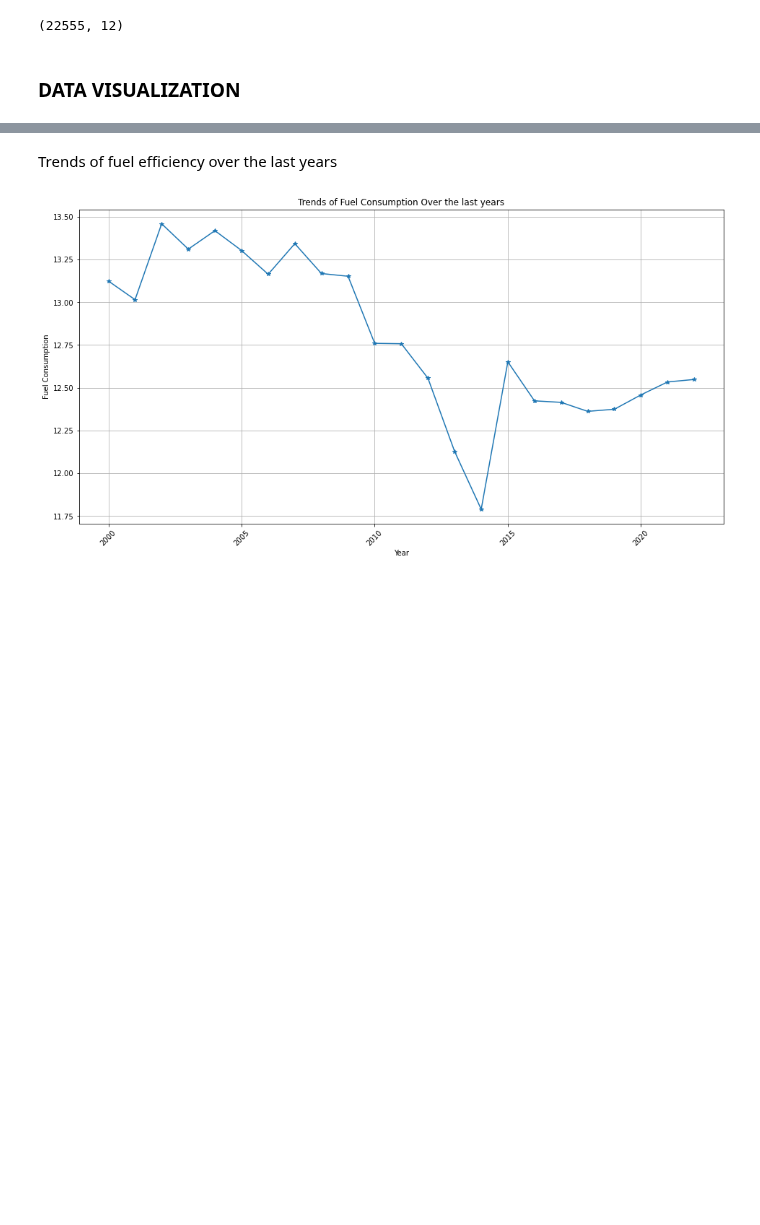
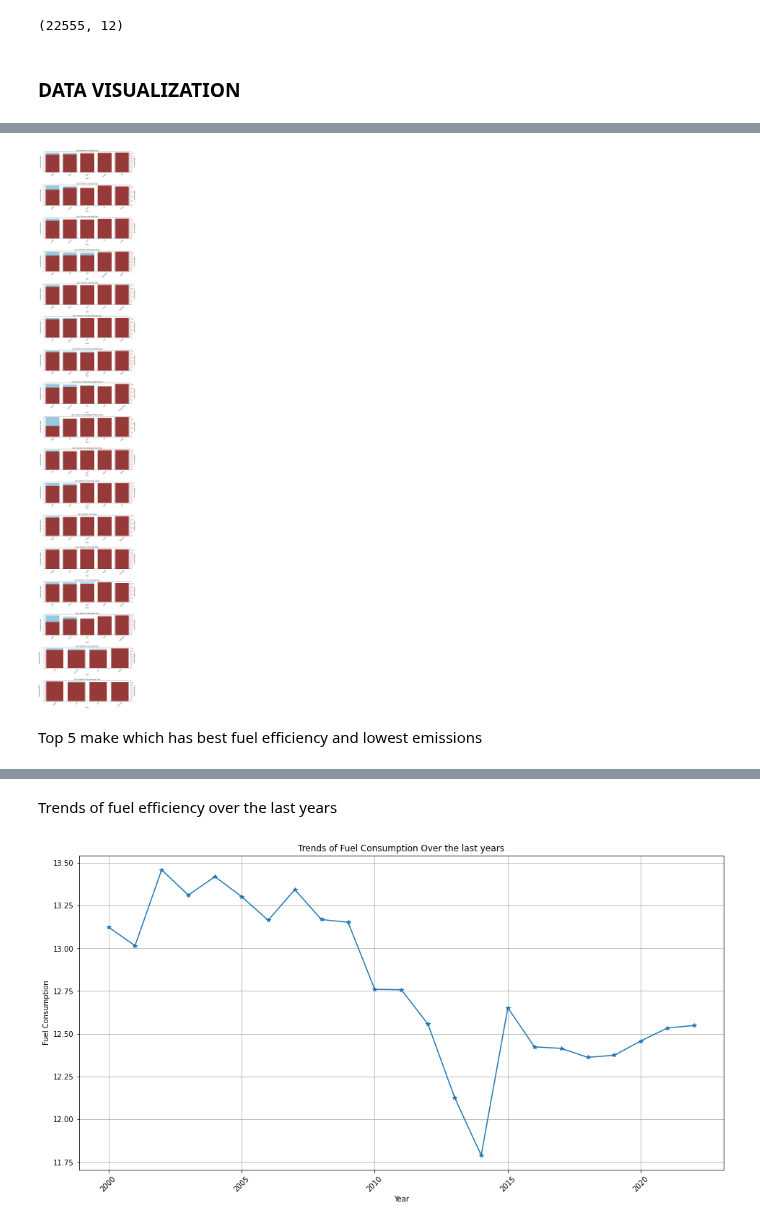
Before and after one commit to WambuiMunene/Phase2-Project_Group-4, a Jupyter notebook: Notebooks/Farah.ipynb, the cells around one changed output, grey strips where cells are left out. Saved outputs shown, nothing was run; the diff lists cells and outputs as text; code cells hidden in the pictures; blank space fills up the shorter version.

```diff
--- a/Notebooks/Farah.ipynb
+++ b/Notebooks/Farah.ipynb
@@ -347,0 +388,6 @@ df.shape
+# %%
+make_class = df.groupby(['Make','Vehicle Class']).agg({
+    'Comb (Mpg)': 'mean',
+    'Emissions' : 'mean'
+}).reset_index()
+make_class
@@ -347,0 +413,9 @@ df.shape
+# %%
+#sorting by Vehicle Class, Comb (Mpg), Emissions
+best_results = make_class.sort_values(
+    by=['Vehicle Class', 'Comb (Mpg)', 'Emissions'],
+    ascending=[True, False, True]
+)
+#Group by vehicle class and generate top 5
+top_vehicle = best_results.groupby('Vehicle Class').head(5).reset_index(drop=True)
+top_vehicle.head()
@@ -347,0 +429,39 @@ df.shape
+# %%
+# Set up the grid for multiple bar plots
+vehicle_classes = top_vehicle['Vehicle Class'].unique()
+num_classes = len(vehicle_classes)
+
+# Set the figure size based on the number of classes
+plt.figure(figsize=(12, num_classes * 4))
+
+# Loop through each vehicle class to create a bar plot
+for i, vehicle_class in enumerate(vehicle_classes, 1):
+    # Filter the top vehicles for this class
+    class_data = top_vehicle[top_vehicle['Vehicle Class'] == vehicle_class]
+
+    # Create a subplot for each vehicle class
+    ax1 = plt.subplot(num_classes, 1, i)
+
+    # Plot Fuel Efficiency on primary y-axis
+    sns.barplot(data=class_data, x='Make', y='Comb (Mpg)', ax=ax1, color='skyblue', label='Fuel Efficiency (MPG)')
+    ax1.set_ylabel("Fuel Efficiency (MPG)")
+    ax1.tick_params(axis='y', labelcolor='skyblue')
+
+    # Plot Emissions on secondary y-axis
+    ax2 = ax1.twinx()
+    sns.barplot(data=class_data, x='Make', y='Emissions', ax=ax2, color='brown', label='Emissions (g/km)')
+    ax2.set_ylabel("Emissions (g/km)")
+    ax2.tick_params(axis='y', labelcolor='brown')
+
+    # Set titles and labels for each subplot
+    ax1.set_title(f"Top 5 Vehicles in {vehicle_class} Class")
+    ax1.set_xlabel("Make")
+    ax1.set_xticklabels(ax1.get_xticklabels(), rotation=45)
+
+# Adjust layout to avoid overlap and show the plot
+plt.tight_layout()
+plt.show()
+# %% [output]
+[figure, added]
+# %% [markdown]
+Top 5 make which has best fuel efficiency and lowest emissions
```
Also changed, not shown: parts of 19 cells of this notebook.
